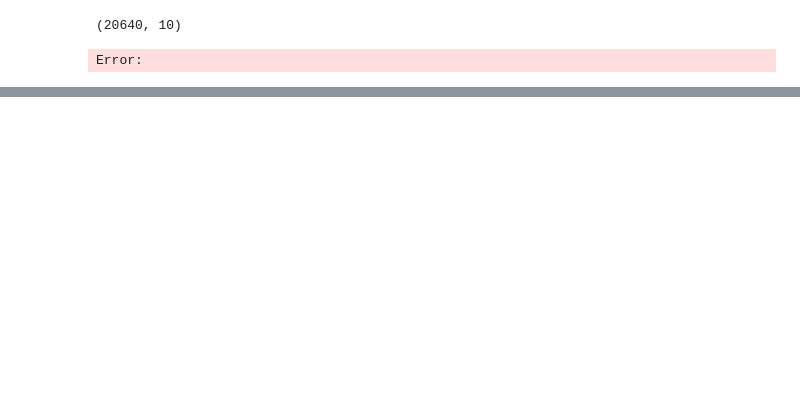
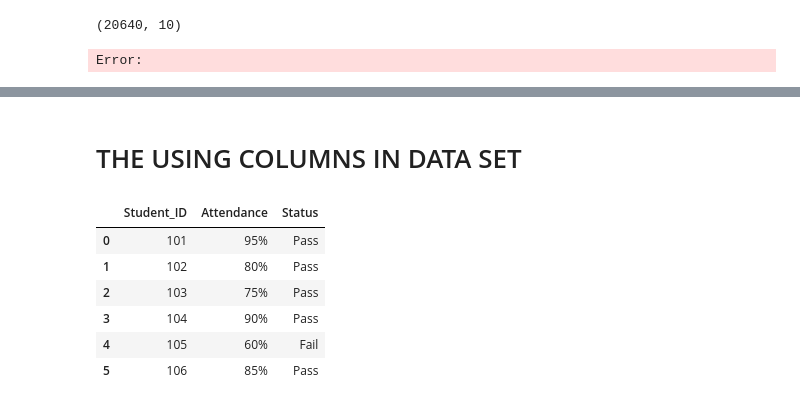
Before and after one commit to malik09-teach/ML-BASICS-PROJECTS-, a Jupyter notebook: working on CSV/CSVopreation.ipynb, the cells around one changed output, grey strips where cells are left out. Cells and saved outputs as stored; diff of their text form; code cells hidden in the pictures; blank space fills up the shorter version.

```diff
--- a/working on CSV/CSVopreation.ipynb
+++ b/working on CSV/CSVopreation.ipynb
@@ -213,0 +262,13 @@ Error:
+# %% [markdown]
+# THE USING COLUMNS IN DATA SET
+# %%
+data6=pd.read_csv("student.csv",usecols=['Student_ID','Attendance','Status'])
+data6
+# %% [output]
+|  | Student_ID | Attendance | Status |
+| 0 | 101 | 95% | Pass |
+| 1 | 102 | 80% | Pass |
+| 2 | 103 | 75% | Pass |
+| 3 | 104 | 90% | Pass |
+| 4 | 105 | 60% | Fail |
+| 5 | 106 | 85% | Pass |
```
Also changed, not shown: parts of 11 cells of this notebook.
